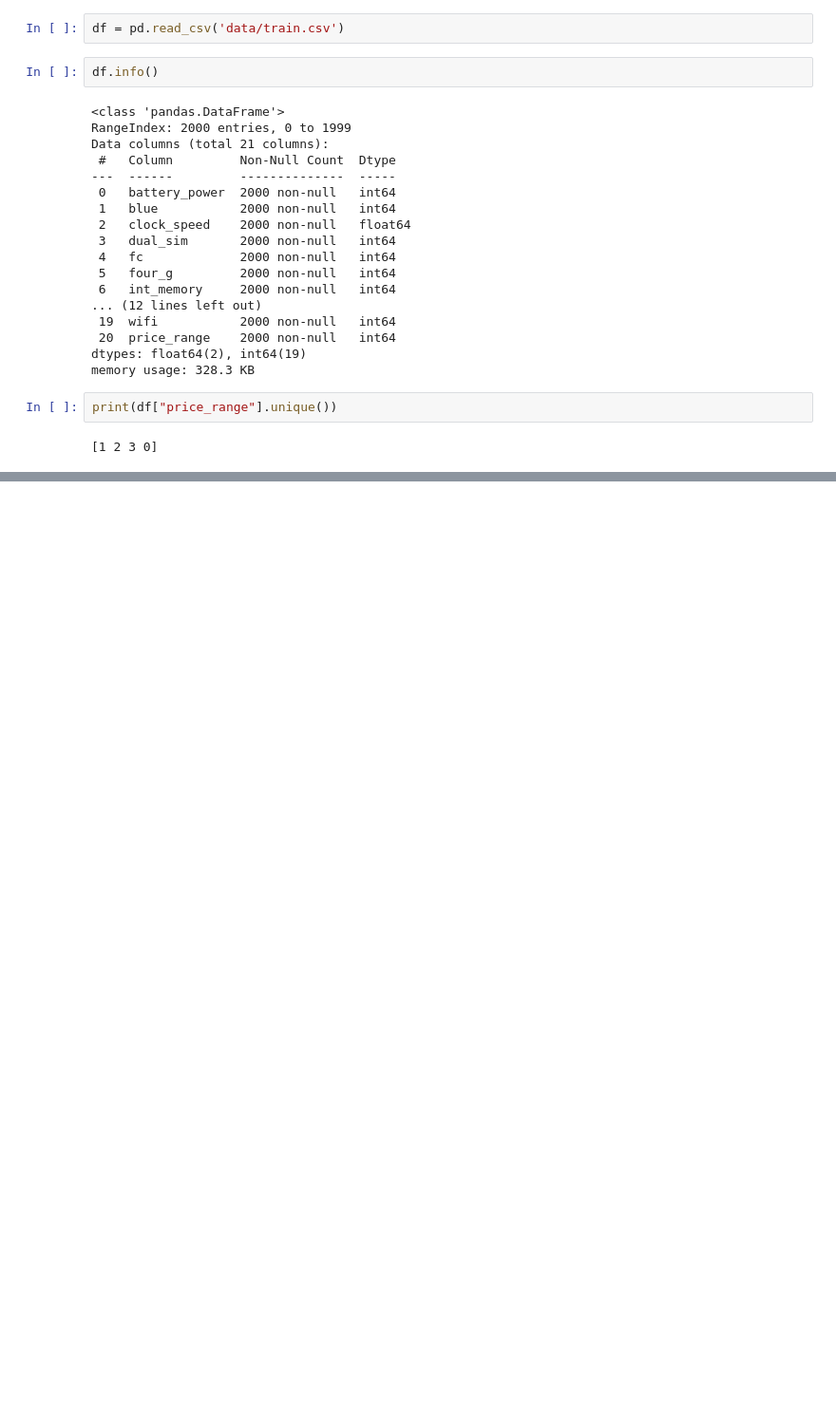
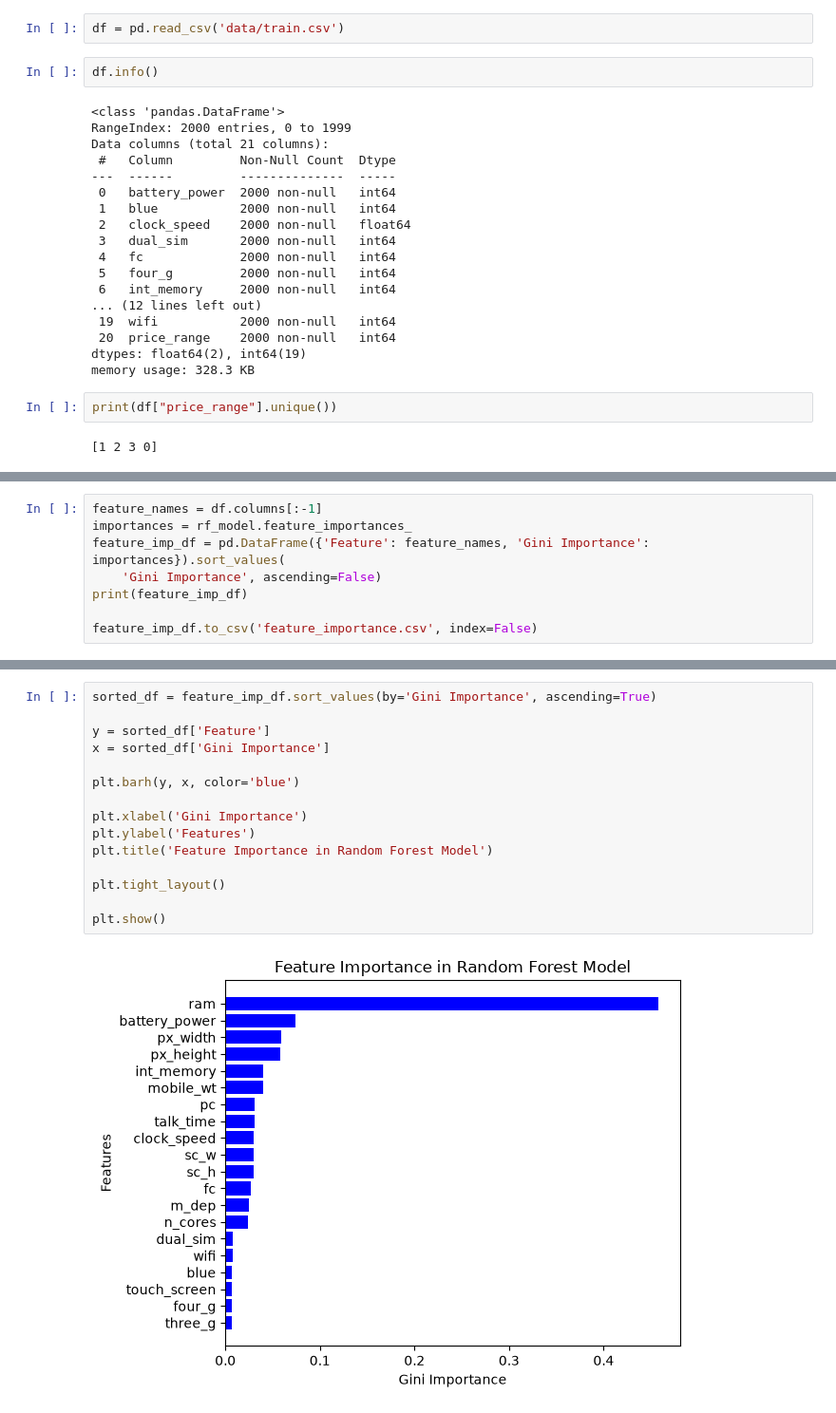
Before and after one commit to Gantz23/mobile-class-classification, a Jupyter notebook: main.ipynb, the cells around one changed output, grey strips where cells are left out. Shown at 95% size. Drawn from its saved outputs; the diff is of its cells as text; blank space fills up the shorter version.

```diff
--- a/main.ipynb
+++ b/main.ipynb
@@ -54,0 +89,8 @@ KeyError: 'price_range'
+# %%
+feature_names = df.columns[:-1]
+importances = rf_model.feature_importances_
+feature_imp_df = pd.DataFrame({'Feature': feature_names, 'Gini Importance': importances}).sort_values(
+    'Gini Importance', ascending=False)
+print(feature_imp_df)
+
+feature_imp_df.to_csv('feature_importance.csv', index=False)
@@ -54,0 +115,17 @@ KeyError: 'price_range'
+# %%
+sorted_df = feature_imp_df.sort_values(by='Gini Importance', ascending=True)
+
+y = sorted_df['Feature']
+x = sorted_df['Gini Importance']
+
+plt.barh(y, x, color='blue')
+
+plt.xlabel('Gini Importance')
+plt.ylabel('Features')
+plt.title('Feature Importance in Random Forest Model')
+
+plt.tight_layout()
+
+plt.show()
+# %% [output]
+[figure, added]
```
Also changed, not shown: parts of 8 cells of this notebook, 1 other file.
